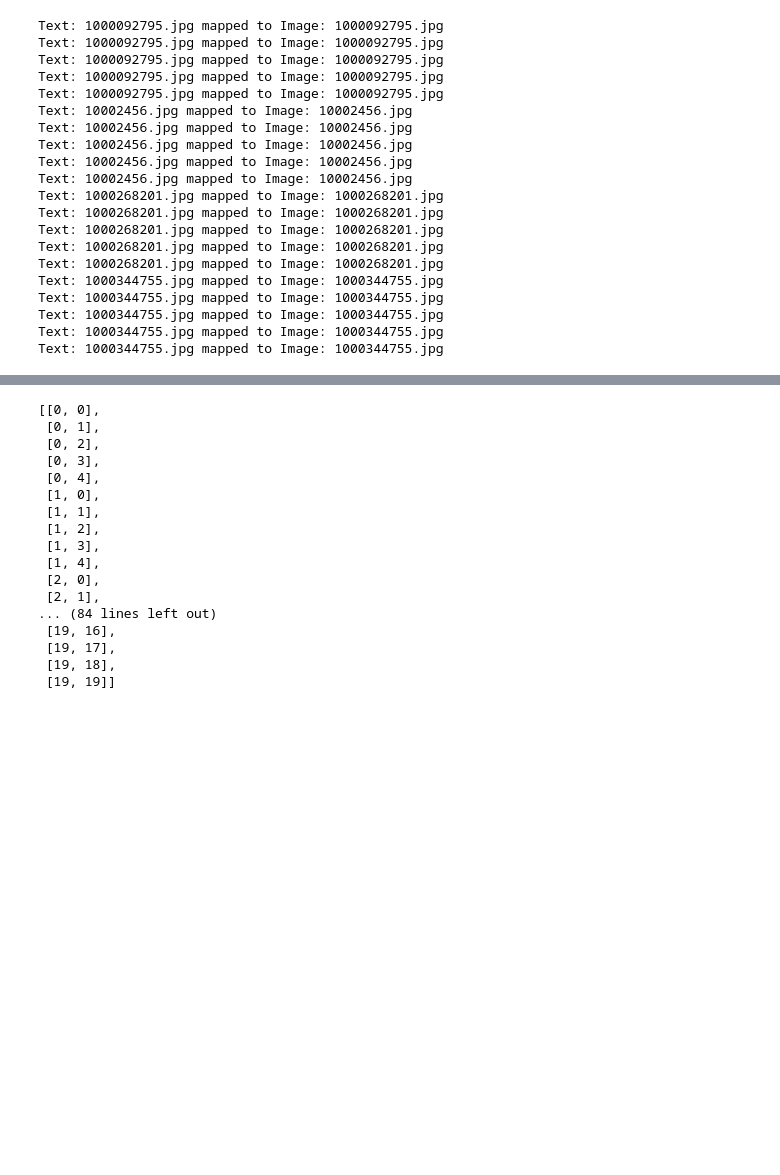
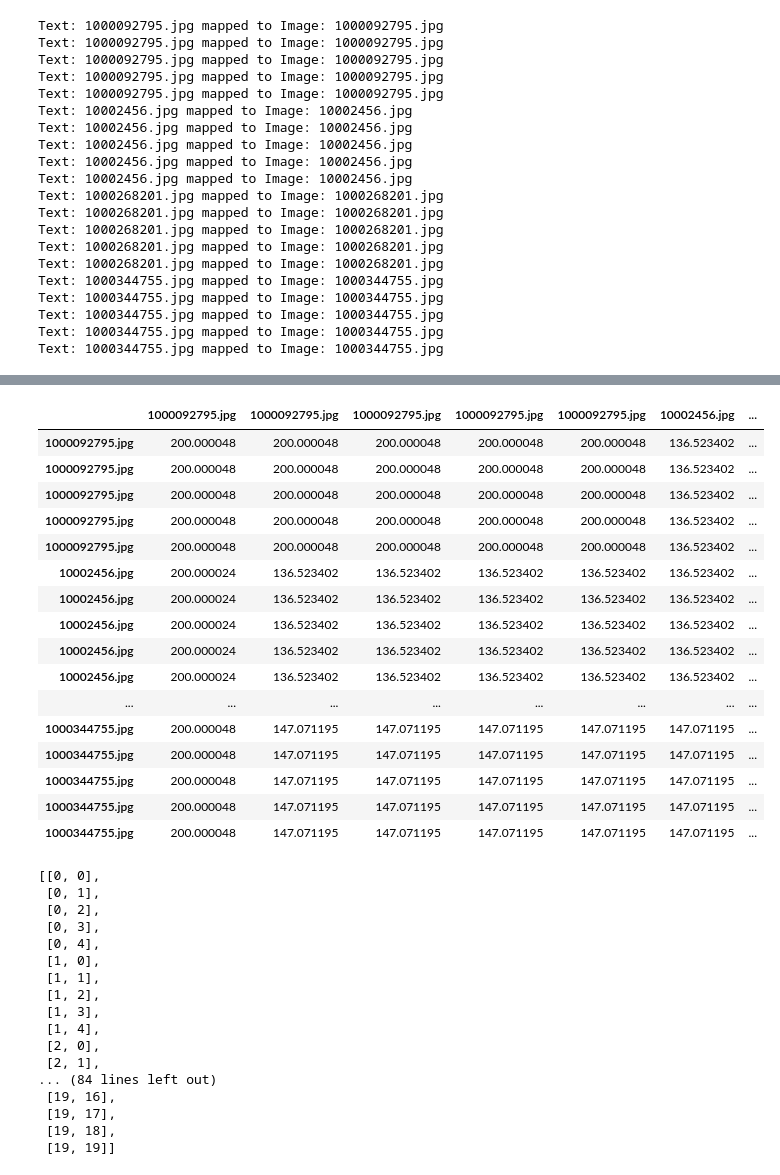
Before and after one commit to blake2703/image-text-retrieval, a Jupyter notebook: Unsupervised entity alignment for text-image retrieval.ipynb, the cells around one changed output, grey strips where cells are left out. Saved outputs shown, nothing was run; the diff lists cells and outputs as text; code cells hidden in the pictures; blank space fills up the shorter version.

```diff
--- a/Unsupervised entity alignment for text-image retrieval.ipynb
+++ b/Unsupervised entity alignment for text-image retrieval.ipynb
@@ -810,3 +830,23 @@ graph_x_random
+# %%
+graph_y
+# %% [output]
+|  | 1000092795.jpg | 1000092795.jpg | 1000092795.jpg | 1000092795.jpg | 1000092795.jpg | 10002456.jpg | ... |
+| 1000092795.jpg | 200.000048 | 200.000048 | 200.000048 | 200.000048 | 200.000048 | 136.523402 | ... |
+| 1000092795.jpg | 200.000048 | 200.000048 | 200.000048 | 200.000048 | 200.000048 | 136.523402 | ... |
+| 1000092795.jpg | 200.000048 | 200.000048 | 200.000048 | 200.000048 | 200.000048 | 136.523402 | ... |
+| 1000092795.jpg | 200.000048 | 200.000048 | 200.000048 | 200.000048 | 200.000048 | 136.523402 | ... |
+| 1000092795.jpg | 200.000048 | 200.000048 | 200.000048 | 200.000048 | 200.000048 | 136.523402 | ... |
+| 10002456.jpg | 200.000024 | 136.523402 | 136.523402 | 136.523402 | 136.523402 | 136.523402 | ... |
+| 10002456.jpg | 200.000024 | 136.523402 | 136.523402 | 136.523402 | 136.523402 | 136.523402 | ... |
+| 10002456.jpg | 200.000024 | 136.523402 | 136.523402 | 136.523402 | 136.523402 | 136.523402 | ... |
+| 10002456.jpg | 200.000024 | 136.523402 | 136.523402 | 136.523402 | 136.523402 | 136.523402 | ... |
+| 10002456.jpg | 200.000024 | 136.523402 | 136.523402 | 136.523402 | 136.523402 | 136.523402 | ... |
+| ... | ... | ... | ... | ... | ... | ... | ... |
+| 1000344755.jpg | 200.000048 | 147.071195 | 147.071195 | 147.071195 | 147.071195 | 147.071195 | ... |
+| 1000344755.jpg | 200.000048 | 147.071195 | 147.071195 | 147.071195 | 147.071195 | 147.071195 | ... |
+| 1000344755.jpg | 200.000048 | 147.071195 | 147.071195 | 147.071195 | 147.071195 | 147.071195 | ... |
+| 1000344755.jpg | 200.000048 | 147.071195 | 147.071195 | 147.071195 | 147.071195 | 147.071195 | ... |
+| 1000344755.jpg | 200.000048 | 147.071195 | 147.071195 | 147.071195 | 147.071195 | 147.071195 | ... |
 # %%
 def ground_truth_table(dataframe):
     matches = []
```
Also changed, not shown: parts of 1 cell of this notebook.
